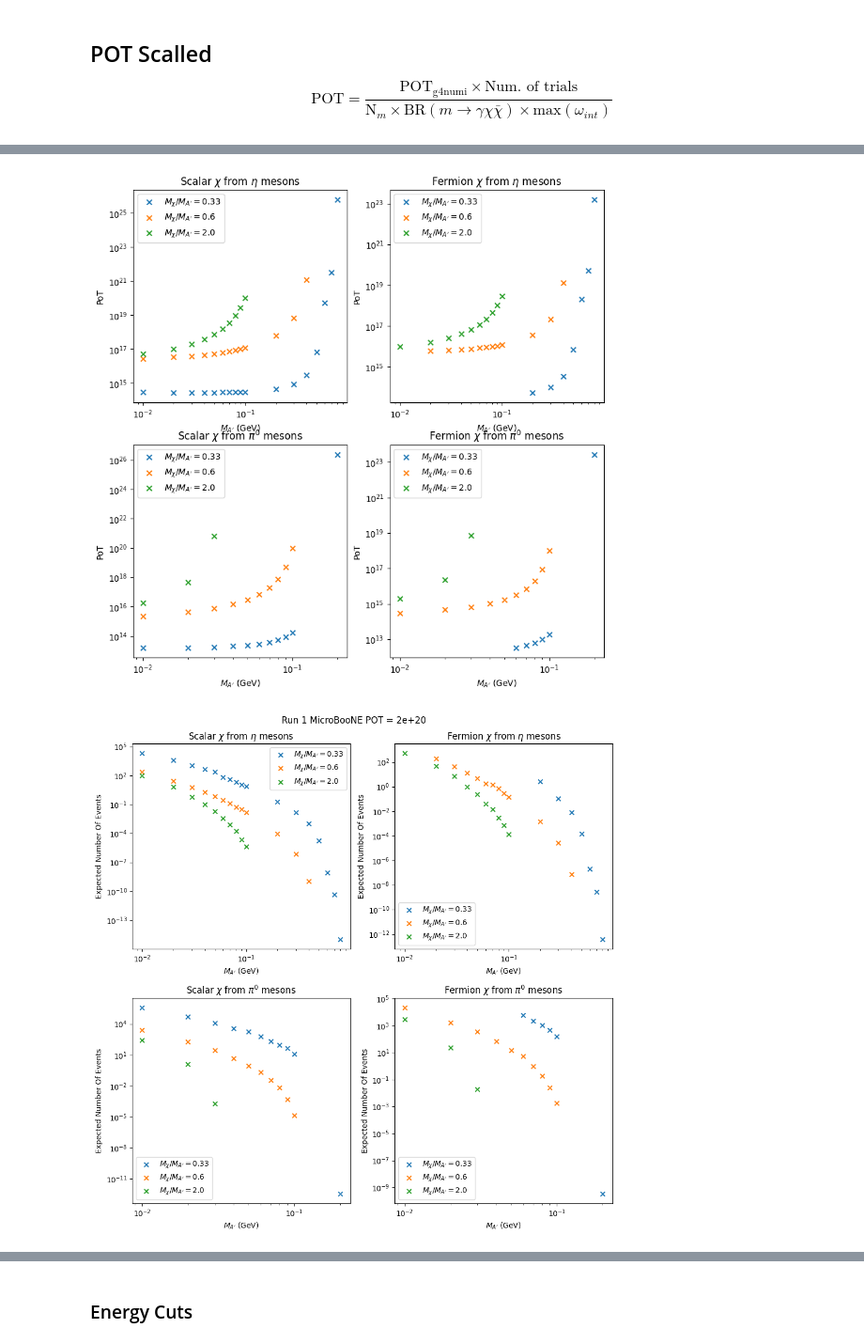
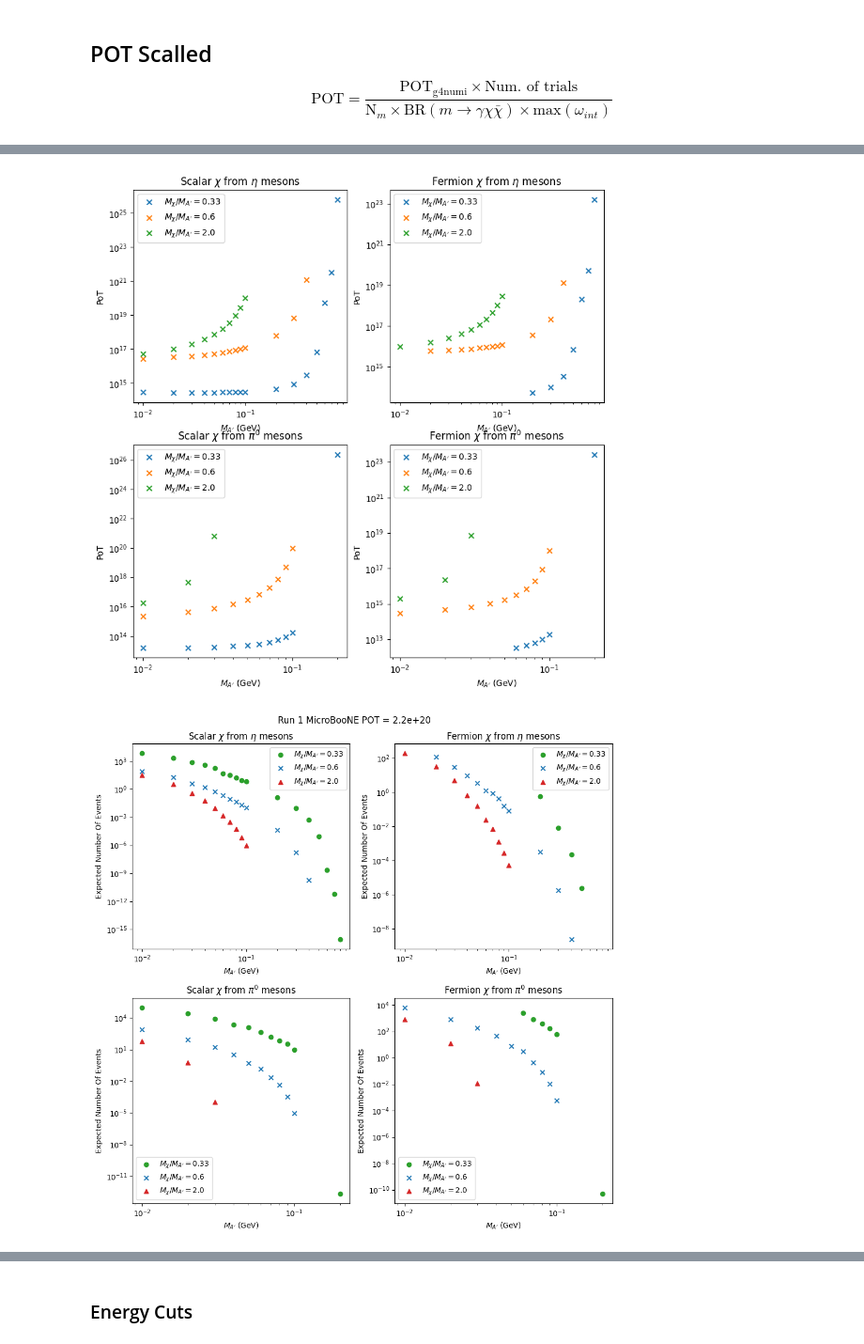
Before and after one commit to amh-137/DarkElectronScatter, a Jupyter notebook: notebooks/kinematics.ipynb, the cells around one changed output, grey strips where cells are left out. Shown at 94% size. Drawn from its saved outputs; the diff is of its cells as text; code cells hidden in the pictures.

Commit message:
Nice Plots

```diff
--- a/notebooks/kinematics.ipynb
+++ b/notebooks/kinematics.ipynb
@@ -116,7 +116,7 @@ for dm_type in data_types:
             tot_pot = f["pot_tree"]["tot_pot"].array()
             N_electrons = f["elecron_tree"].numentries
             pmax = f["pot_tree"]["pmax"].array()
-            pot_scaled_n_el = pot_scale(N_electrons, tot_pot, POT_run1_microboone) * pmax
+            pot_scaled_n_el = pot_scale(N_electrons, tot_pot, c.POT_RUN1_MICROBOONE) * pmax
 
             pot_df.loc[i] = {"DM_type":dm_type, "meson":file.split('_')[0], "dt":file.split('_')[5][:-5], "MA":file.split('_')[3], "POT":tot_pot, "N-electons":N_electrons, "PoT-Scaled-N-electrons":pot_scaled_n_el}
             i += 1
@@ -181,39 +181,40 @@ for dm_type in data_types:
 
             ax3.scatter(df_local["MA"].astype(float), df_local["PoT-Scaled-N-electrons"].astype(float), label=r"$M_\chi / M_{A'}=$"+f"{dt}", marker="x")
 
-            ax4[i,j].scatter(df_local["MA"].astype(float), df_local["PoT-Scaled-N-electrons"].astype(float), label=r"$M_\chi / M_{A'}=$"+f"{dt}", marker="x")
+            ax4[i,j].scatter(df_local["MA"].astype(float), df_local["PoT-Scaled-N-electrons"].astype(float), label=r"$M_\chi / M_{A'}=$"+f"{dt}", marker=c.dt_marker_dict[dt],
+                         color=c.dt_col_dict[dt])
             ax4[i,j].loglog()
             ax4[i,j].legend()
             ax4[i,j].set(title=f"{dm_type.capitalize()} "+r"$\chi$ from "+rf"{m_string} mesons", xlabel=r"$M_{A'}$ (GeV)", ylabel="Expected Number Of Events")
 
 
         i += 1
 
 
         ax.legend()
         if meson == "pi0":
             m_string = r"$\pi^0$"
         else:
             m_string = r"$\eta$"
         ax.set(title=r"PoT vs $M_{A'}$ for " + f"{dm_type} " + r"$\chi$ from " + rf"{m_string} mesons",
                 xlabel=r"$M_A'$ (GeV)", ylabel="PoT")
         ax.loglog()
         fig.savefig(f"../plots/PoT/pot_vs_ma_{dm_type}_{meson}.png")
 
         ax3.legend()
         ax3.loglog()
         ax3.set(title=r"PoT-Scaled Number of Electrons vs $M_{A'}$ for " + f"{dm_type} " + r"$\chi$ from " + rf"{m_string} mesons",
                 xlabel=r"$M_A'$ (GeV)", ylabel="PoT-Scaled Number of Electrons")
         fig3.savefig(f"../plots/PoT/n_e_pot_scaled_vs_ma_{dm_type}_{meson}.png")
 
     i=0
     j+=1
 
-fig4.suptitle(f"Run 1 MicroBooNE POT = {POT_run1_microboone}")
+fig4.suptitle(f"Run 1 MicroBooNE POT = {c.POT_RUN1_MICROBOONE}")
 fig2.savefig(f"../plots/PoT/pot_vs_ma_all.png")
 fig4.tight_layout()
 fig4.savefig(f"../plots/PoT/n_e_pot_scaled_vs_ma_all.png")
 # %% [output]
 [figure]
-[figure, old version]
+[figure, new version]
 [figure]
```
Also changed, not shown: parts of 8 cells of this notebook.
